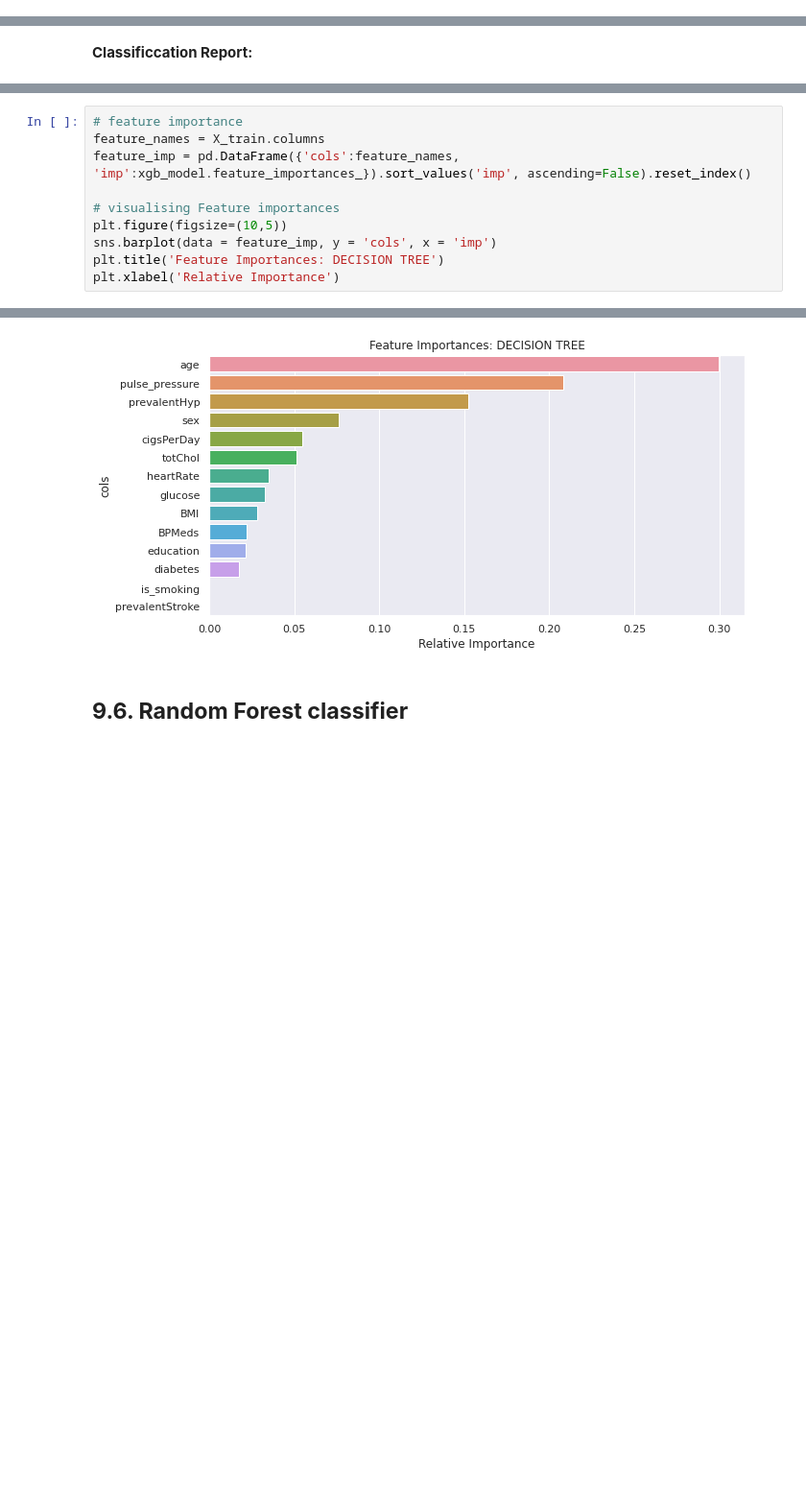
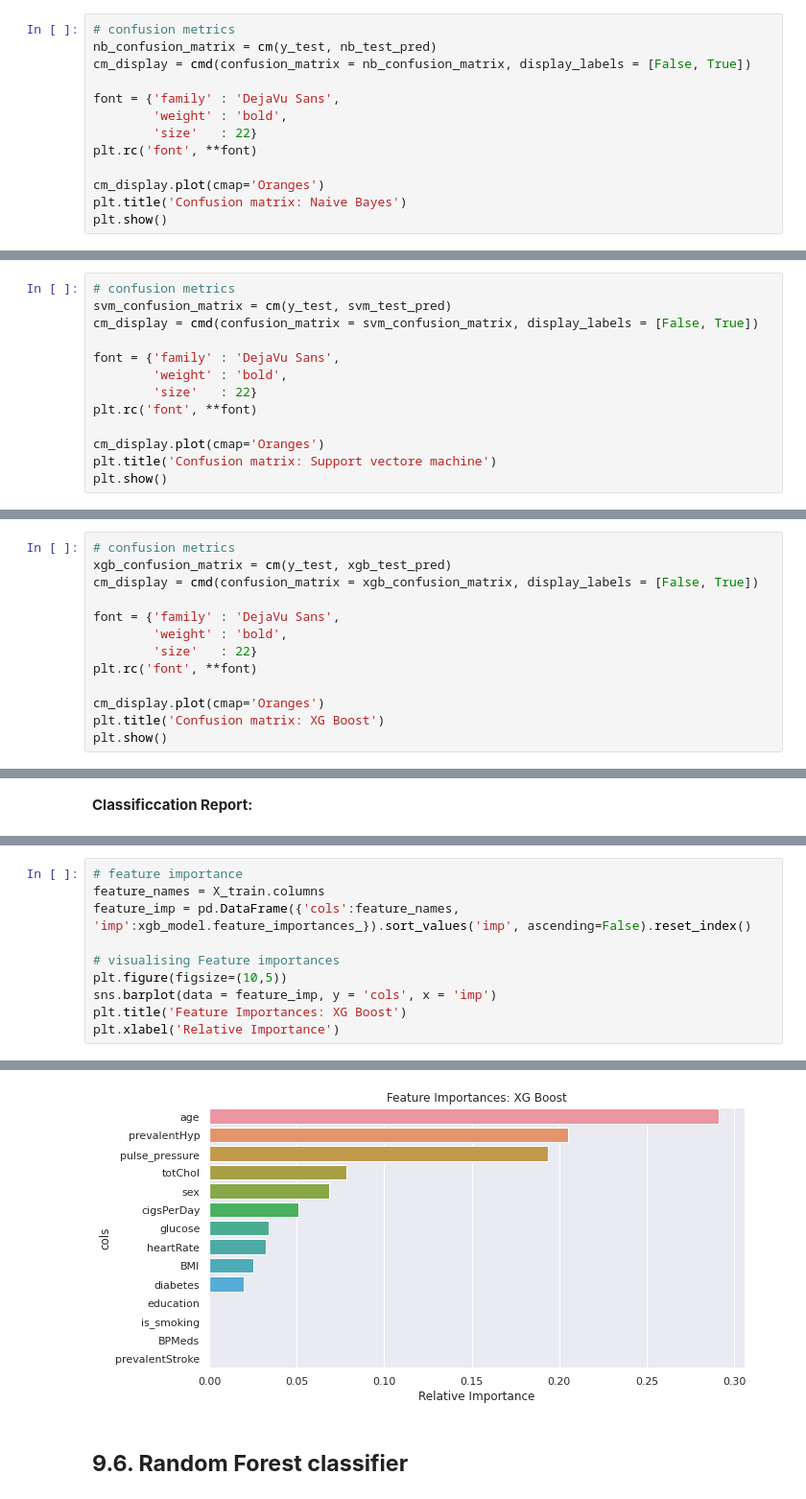
Before and after one commit to vir097/Cardiovascular-Risk-Prediction--Viral-Shewale, a Jupyter notebook: Cardiovascular_risk_prediction_Viral_Shewale.ipynb, the cells around one changed output, grey strips where cells are left out. Shown at 96% size. Saved outputs shown, nothing was run; the diff lists cells and outputs as text; blank space fills up the shorter version.

```diff
--- a/Cardiovascular_risk_prediction_Viral_Shewale.ipynb
+++ b/Cardiovascular_risk_prediction_Viral_Shewale.ipynb
@@ -1089,0 +1122,13 @@ array([[489, 229],
+# %%
+# confusion metrics
+nb_confusion_matrix = cm(y_test, nb_test_pred)
+cm_display = cmd(confusion_matrix = nb_confusion_matrix, display_labels = [False, True])
+
+font = {'family' : 'DejaVu Sans',
+        'weight' : 'bold',
+        'size'   : 22}
+plt.rc('font', **font)
+
+cm_display.plot(cmap='Oranges')
+plt.title('Confusion matrix: Naive Bayes')
+plt.show()
@@ -1155,0 +1203,13 @@ array([[401, 317],
+# %%
+# confusion metrics
+svm_confusion_matrix = cm(y_test, svm_test_pred)
+cm_display = cmd(confusion_matrix = svm_confusion_matrix, display_labels = [False, True])
+
+font = {'family' : 'DejaVu Sans',
+        'weight' : 'bold',
+        'size'   : 22}
+plt.rc('font', **font)
+
+cm_display.plot(cmap='Oranges')
+plt.title('Confusion matrix: Support vectore machine')
+plt.show()
@@ -1224 +1286,14 @@ print(confusion_matrix(y_test,xgb_test_pred))
  [ 26 104]]
+# %%
+# confusion metrics
+xgb_confusion_matrix = cm(y_test, xgb_test_pred)
+cm_display = cmd(confusion_matrix = xgb_confusion_matrix, display_labels = [False, True])
+
+font = {'family' : 'DejaVu Sans',
+        'weight' : 'bold',
+        'size'   : 22}
+plt.rc('font', **font)
+
+cm_display.plot(cmap='Oranges')
+plt.title('Confusion matrix: XG Boost')
+plt.show()
@@ -1239,16 +1316,16 @@ weighted avg       0.80      0.44      0.50       848
 # %%
 # feature importance
 feature_names = X_train.columns
 feature_imp = pd.DataFrame({'cols':feature_names, 'imp':xgb_model.feature_importances_}).sort_values('imp', ascending=False).reset_index()
 
 # visualising Feature importances
 plt.figure(figsize=(10,5))
 sns.barplot(data = feature_imp, y = 'cols', x = 'imp')
-plt.title('Feature Importances: DECISION TREE')
+plt.title('Feature Importances: XG Boost')
 plt.xlabel('Relative Importance')
 # %% [output]
 Text(0.5, 0, 'Relative Importance')
-[figure, old version]
+[figure, new version]
 # %% [markdown]
 ## **9.6. Random Forest classifier**
 # %%
```
Also changed, not shown: parts of 29 cells of this notebook.
